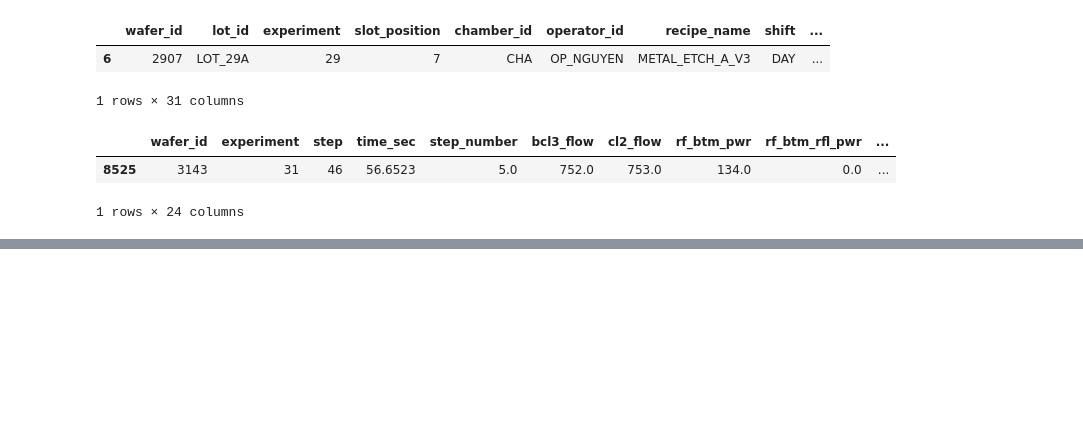
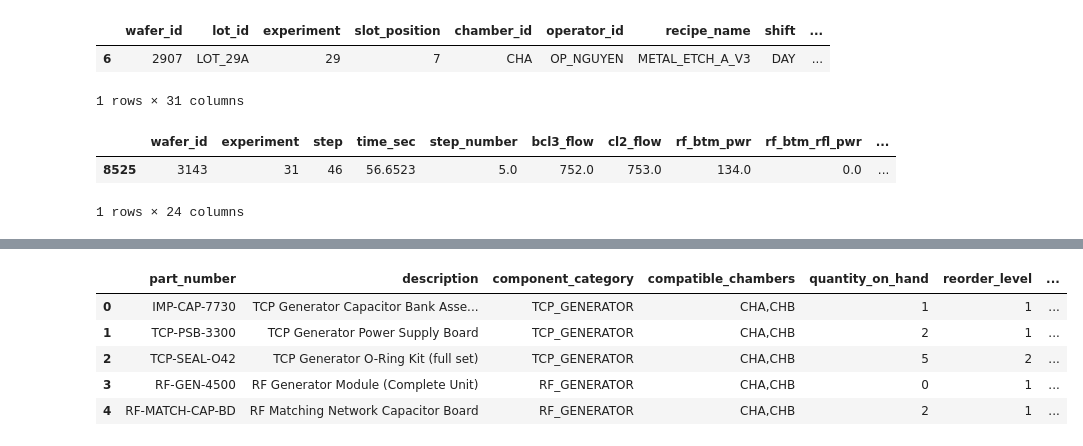
Before and after one commit to niva-scotia/manufacturing-agents, a Jupyter notebook: manual_testing.ipynb, the cells around one changed output, grey strips where cells are left out. Cells and saved outputs as stored; diff of their text form; code cells hidden in the pictures; blank space fills up the shorter version.

```diff
--- a/manual_testing.ipynb
+++ b/manual_testing.ipynb
@@ -291,0 +302,10 @@ train_machine[(train_machine['wafer_id'] == 3143) & (train_machine['tcp_top_pwr'
+# %%
+cmms_spare_parts = pd.read_csv('data/cmms_spare_parts.csv')
+cmms_spare_parts.head()
+# %% [output]
+|  | part_number | description | component_category | compatible_chambers | quantity_on_hand | reorder_level | ... |
+| 0 | IMP-CAP-7730 | TCP Generator Capacitor Bank Asse... | TCP_GENERATOR | CHA,CHB | 1 | 1 | ... |
+| 1 | TCP-PSB-3300 | TCP Generator Power Supply Board | TCP_GENERATOR | CHA,CHB | 2 | 1 | ... |
+| 2 | TCP-SEAL-O42 | TCP Generator O-Ring Kit (full set) | TCP_GENERATOR | CHA,CHB | 5 | 2 | ... |
+| 3 | RF-GEN-4500 | RF Generator Module (Complete Unit) | RF_GENERATOR | CHA,CHB | 0 | 1 | ... |
+| 4 | RF-MATCH-CAP-BD | RF Matching Network Capacitor Board | RF_GENERATOR | CHA,CHB | 2 | 1 | ... |
```
Also changed, not shown: parts of 3 cells of this notebook.
